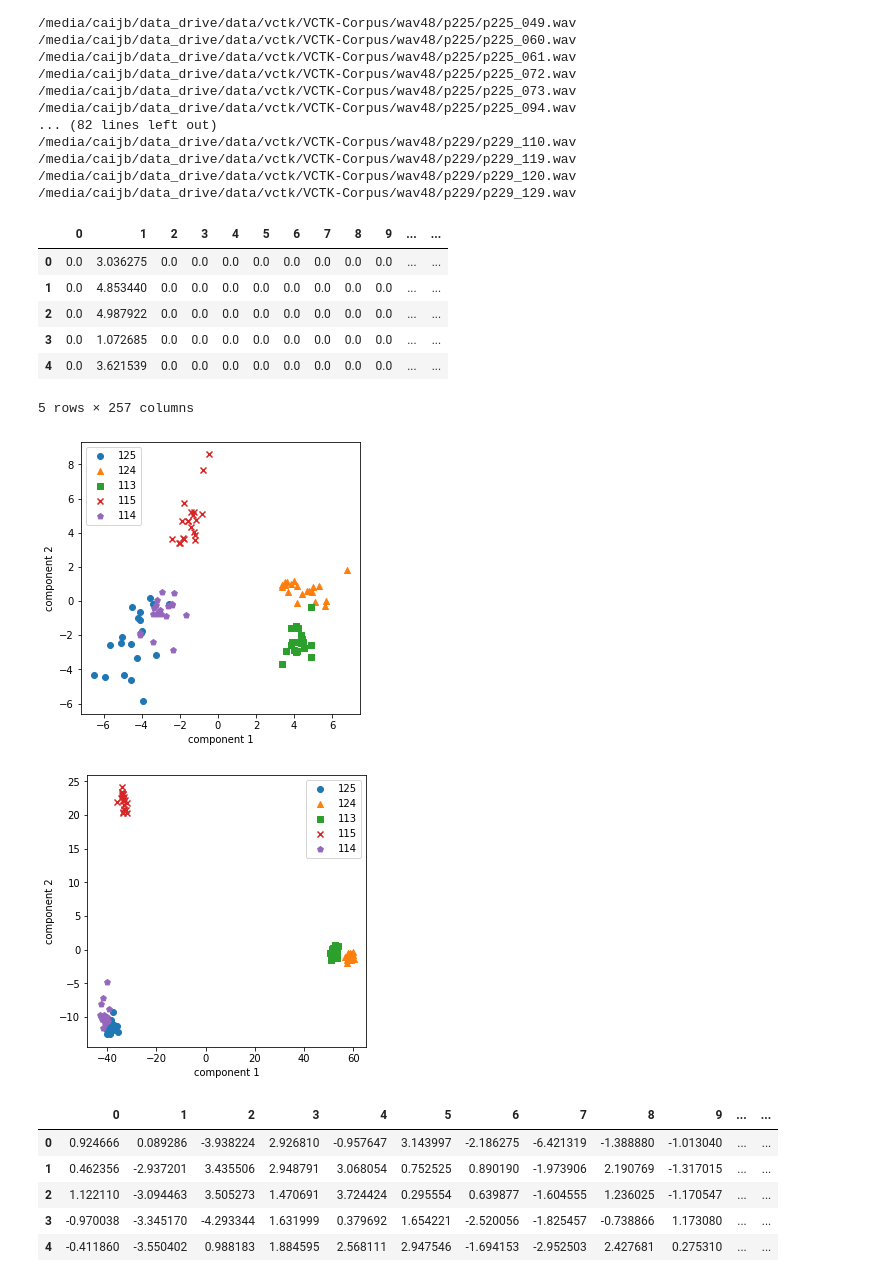
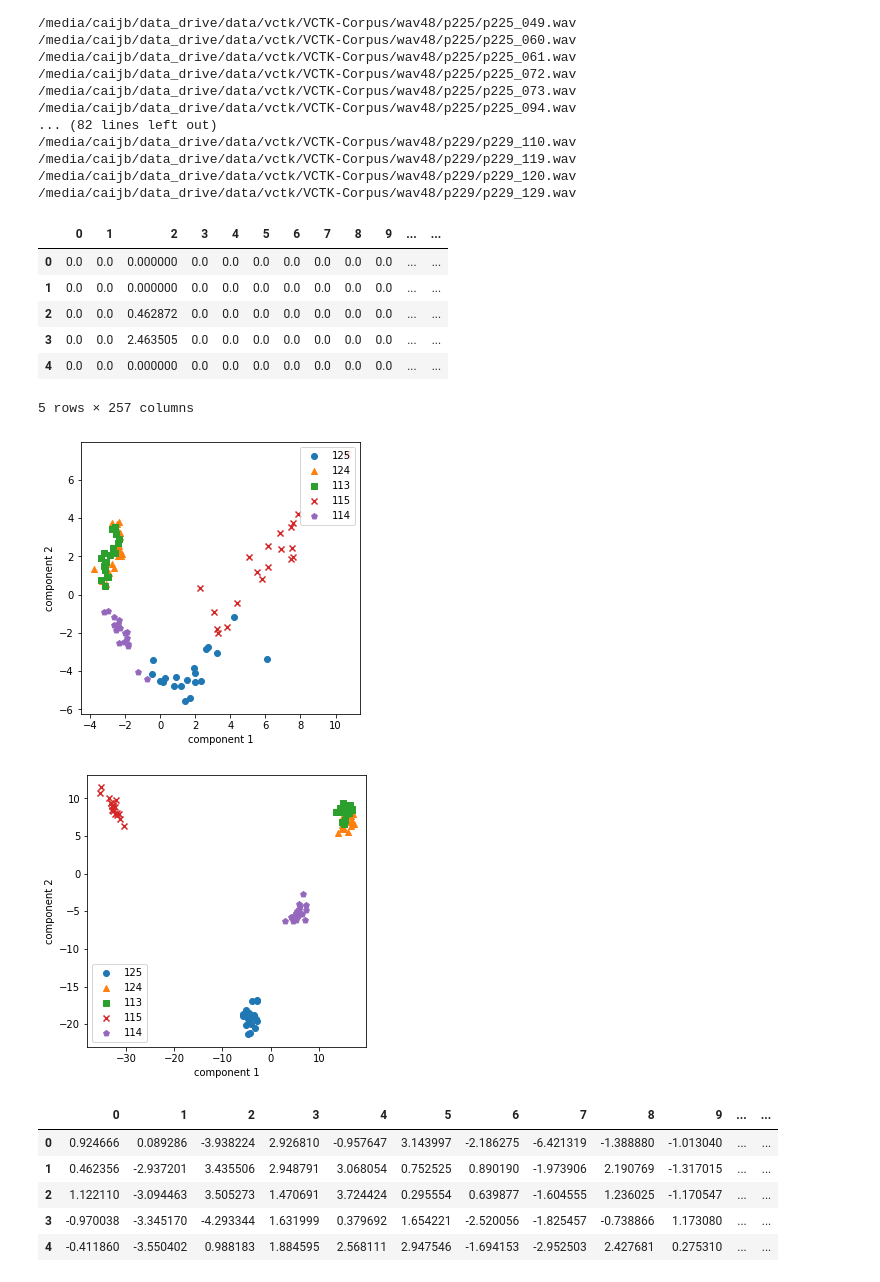
Before and after one commit to johnny9696/glow-tts, a Jupyter notebook: Speaker_Encoder/inference_lstm_ge2e.ipynb, the cells around one changed output. Drawn from its saved outputs; the diff is of its cells as text; code cells hidden in the pictures.

```diff
--- a/Speaker_Encoder/inference_lstm_ge2e.ipynb
+++ b/Speaker_Encoder/inference_lstm_ge2e.ipynb
@@ -35,7 +35,7 @@ def audio_processing(audio_path, hps):
         mel_padded[:, :, :frames] = melspec[:, :frames]
     return mel_padded/torch.max(mel_padded)
 # %%
-saved_model_path = "/media/caijb/data_drive/GE2E/log/LSTM/"
+saved_model_path = "/media/caijb/data_drive/GE2E/log/LSTM512/"
 config_path = os.path.join(saved_model_path, "config.json")
 with open(config_path,"r") as f:
         data = f.read()
@@ -44,7 +44,7 @@ hps = utils.HParams(**config)
 
 
 #checkpoint_path = utils.latest_checkpoint_path(saved_model_path)
-checkpoint_path = os.path.join(saved_model_path, 'EMB_1440.pth')
+checkpoint_path = os.path.join(saved_model_path, 'EMB_1800.pth')
 CAC = model(input_size= hps.data.n_mel_channels, hidden_size= hps.model.l_hidden , embedding_size = hps.model.embedding_size , num_layers=hps.model.num_layers)
 CAC, _, _, _ = utils.load_checkpoint(checkpoint_path, CAC)
 # %% [output]
@@ -97,11 +97,11 @@ import matplotlib.pyplot as plt
 df.head()
 # %% [output]
 |  | 0 | 1 | 2 | 3 | 4 | 5 | 6 | 7 | 8 | 9 | ... | ... |
-| 0 | 0.0 | 3.036275 | 0.0 | 0.0 | 0.0 | 0.0 | 0.0 | 0.0 | 0.0 | 0.0 | ... | ... |
-| 1 | 0.0 | 4.853440 | 0.0 | 0.0 | 0.0 | 0.0 | 0.0 | 0.0 | 0.0 | 0.0 | ... | ... |
-| 2 | 0.0 | 4.987922 | 0.0 | 0.0 | 0.0 | 0.0 | 0.0 | 0.0 | 0.0 | 0.0 | ... | ... |
-| 3 | 0.0 | 1.072685 | 0.0 | 0.0 | 0.0 | 0.0 | 0.0 | 0.0 | 0.0 | 0.0 | ... | ... |
-| 4 | 0.0 | 3.621539 | 0.0 | 0.0 | 0.0 | 0.0 | 0.0 | 0.0 | 0.0 | 0.0 | ... | ... |
+| 0 | 0.0 | 0.0 | 0.000000 | 0.0 | 0.0 | 0.0 | 0.0 | 0.0 | 0.0 | 0.0 | ... | ... |
+| 1 | 0.0 | 0.0 | 0.000000 | 0.0 | 0.0 | 0.0 | 0.0 | 0.0 | 0.0 | 0.0 | ... | ... |
+| 2 | 0.0 | 0.0 | 0.462872 | 0.0 | 0.0 | 0.0 | 0.0 | 0.0 | 0.0 | 0.0 | ... | ... |
+| 3 | 0.0 | 0.0 | 2.463505 | 0.0 | 0.0 | 0.0 | 0.0 | 0.0 | 0.0 | 0.0 | ... | ... |
+| 4 | 0.0 | 0.0 | 0.000000 | 0.0 | 0.0 | 0.0 | 0.0 | 0.0 | 0.0 | 0.0 | ... | ... |
 5 rows × 257 columns
 # %%
 y = df[[256]]
@@ -140,18 +140,18 @@ sid_list = [125, 124, 113, 115, 114]
 # %%
 fig = plt.figure(figsize=(5,5))
 #ax = fig.gca(projection='3d')
 for i, marker in enumerate(markers) :
     x_axis = x_pca[x_pca['target']==i][0]
     y_axis = x_pca[x_pca['target']==i][1]
 
     plt.scatter(x_axis,y_axis, marker=marker, label = name[i])
 
-plt.legend(loc='upper left')
+plt.legend(loc='upper right')
 plt.xlabel('component 1')
 plt.ylabel('component 2')
 plt.show()
 # %% [output]
-[figure, old version]
+[figure, new version]
 # %%
 from sklearn.discriminant_analysis import LinearDiscriminantAnalysis
 lda= LinearDiscriminantAnalysis(n_components =2)
@@ -169,12 +169,12 @@ for i, marker in enumerate(markers) :
     y_axis = x_lda[x_lda['target']==i][1]
     plt.scatter(x_axis,y_axis, marker=marker, label = name[i])
 
-plt.legend(loc='upper right')
+plt.legend(loc='lower left')
 plt.xlabel('component 1')
 plt.ylabel('component 2')
 plt.show()
 # %% [output]
-[figure, old version]
+[figure, new version]
 # %%
 df_new = pd.read_csv("./result_unseen.csv")
 df_key =df_new.keys()
```
Also changed, not shown: parts of 3 cells of this notebook, 15 other files.
